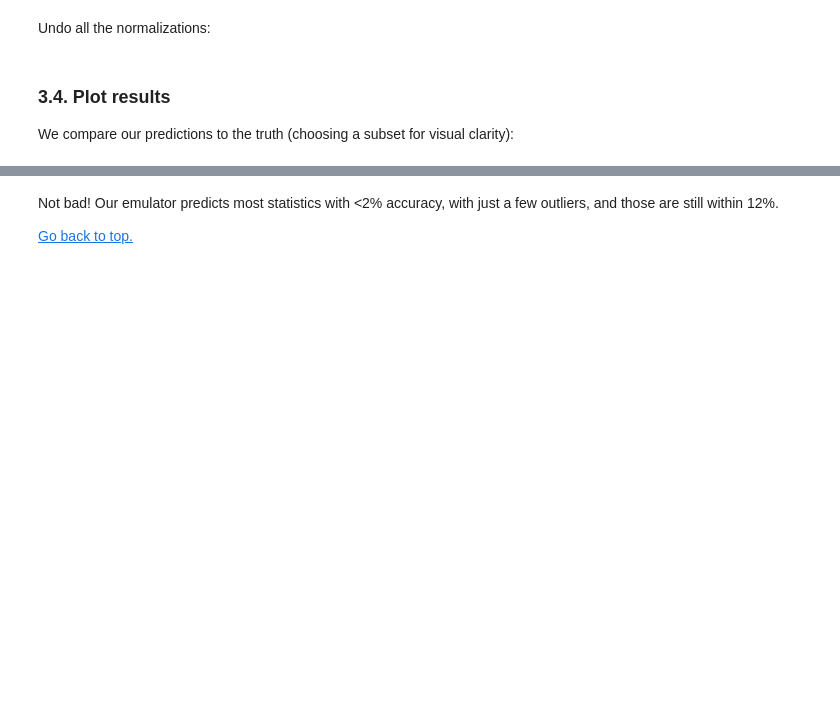
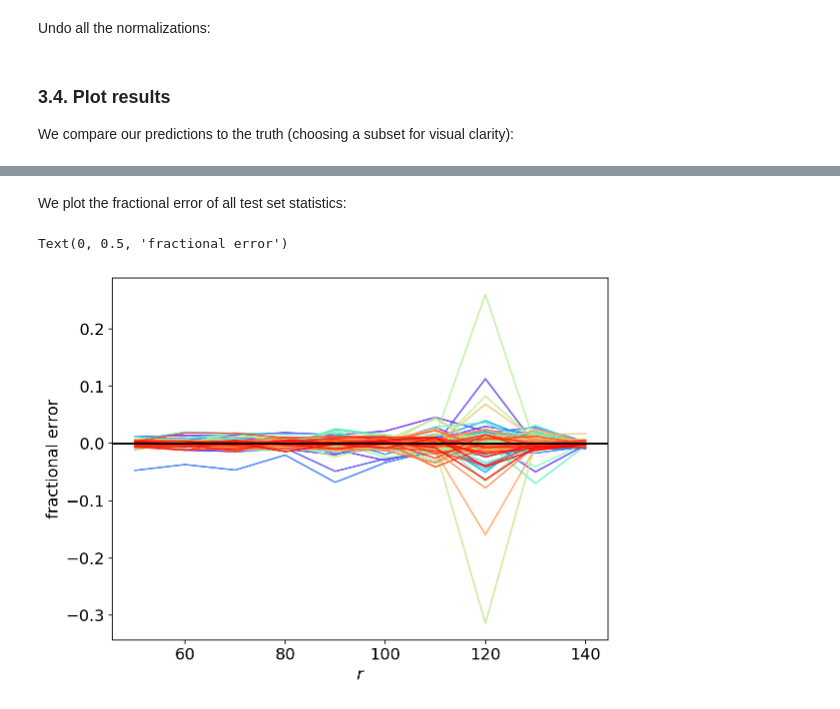
Before and after one commit to kstoreyf/emu-fight, a Jupyter notebook: emulator_examples/emulator_ANN_sklearn.ipynb, the cells around one changed output, grey strips where cells are left out. Saved outputs shown, nothing was run; the diff lists cells and outputs as text; code cells hidden in the pictures; blank space fills up the shorter version.

```diff
--- a/emulator_examples/emulator_ANN_sklearn.ipynb
+++ b/emulator_examples/emulator_ANN_sklearn.ipynb
@@ -156,14 +181,21 @@ plt.legend()
+# %% [markdown]
+We plot the fractional error of all test set statistics:
 # %%
+color_idx = np.linspace(0, 1, number_test)
+colors = np.array([plt.cm.rainbow(c) for c in color_idx])
 plt.figure(figsize=(8,6))
-for i in range(n_plot):
-    ys_test_plot = ys_test[idxs,:][i]
-    ys_predict_plot = ys_predict[idxs][i]
+frac_errs = np.empty((number_test, n_values))
+for i in range(number_test):
+#     ys_test_plot = ys_test[idxs,:][i]
+#     ys_predict_plot = ys_predict[idxs][i]
+    ys_test_plot = ys_test[i]
+    ys_predict_plot = ys_predict[i]
     frac_err = (ys_predict_plot-ys_test_plot)/ys_test_plot
+    frac_errs[i] = frac_err
     plt.plot(r_vals, frac_err, alpha=0.8, color=colors[i])
 plt.axhline(0.0, color='k')
 plt.xlabel('$r$')
 plt.ylabel(r'fractional error')
+# %% [output]
+Text(0, 0.5, 'fractional error')
+[figure, added]
-# %% [markdown]
-Not bad! Our emulator predicts most statistics with <2% accuracy, with just a few outliers, and those are still within 12%.
-
-[Go back to top.](#index)
```
Also changed, not shown: parts of 10 cells of this notebook, 1 other file.
